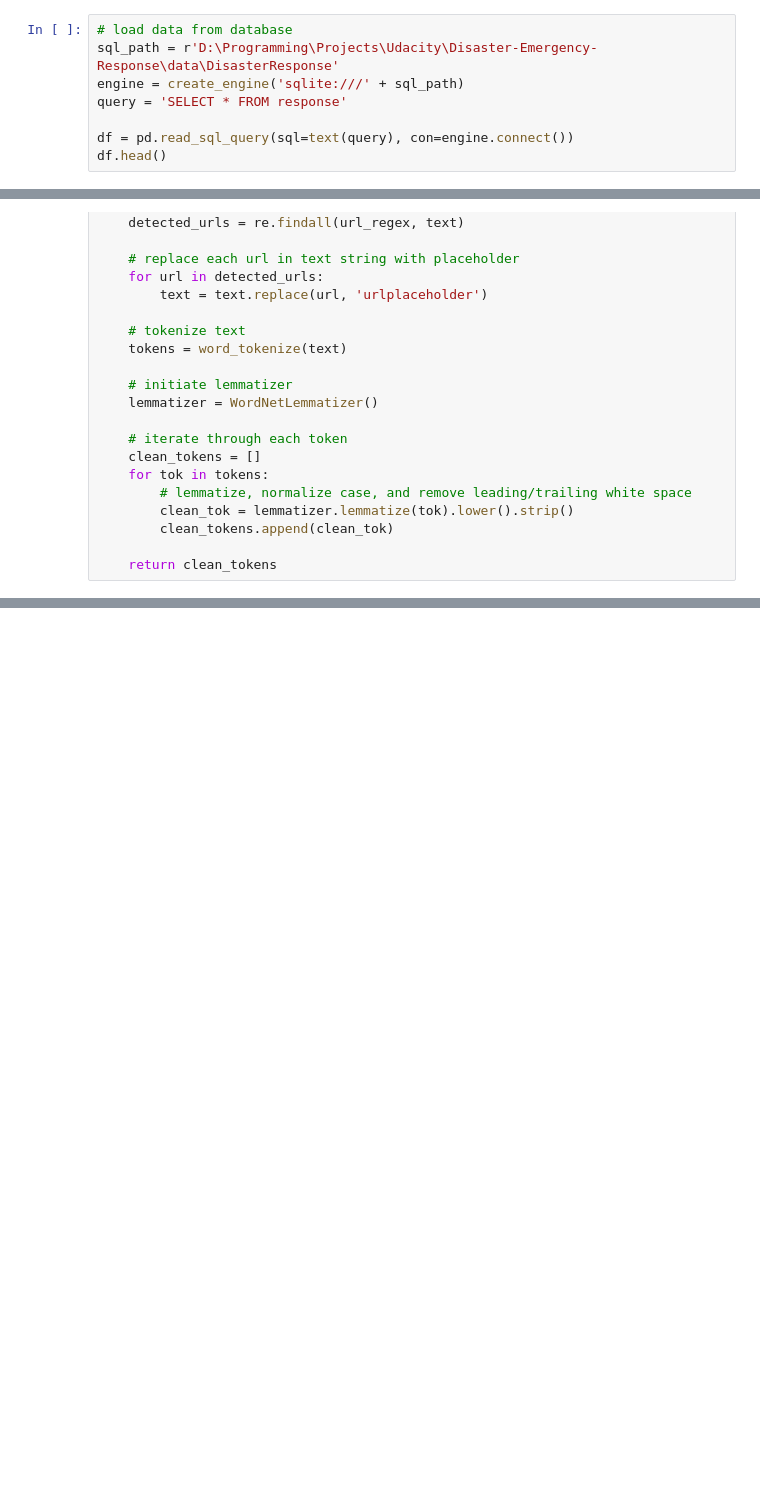
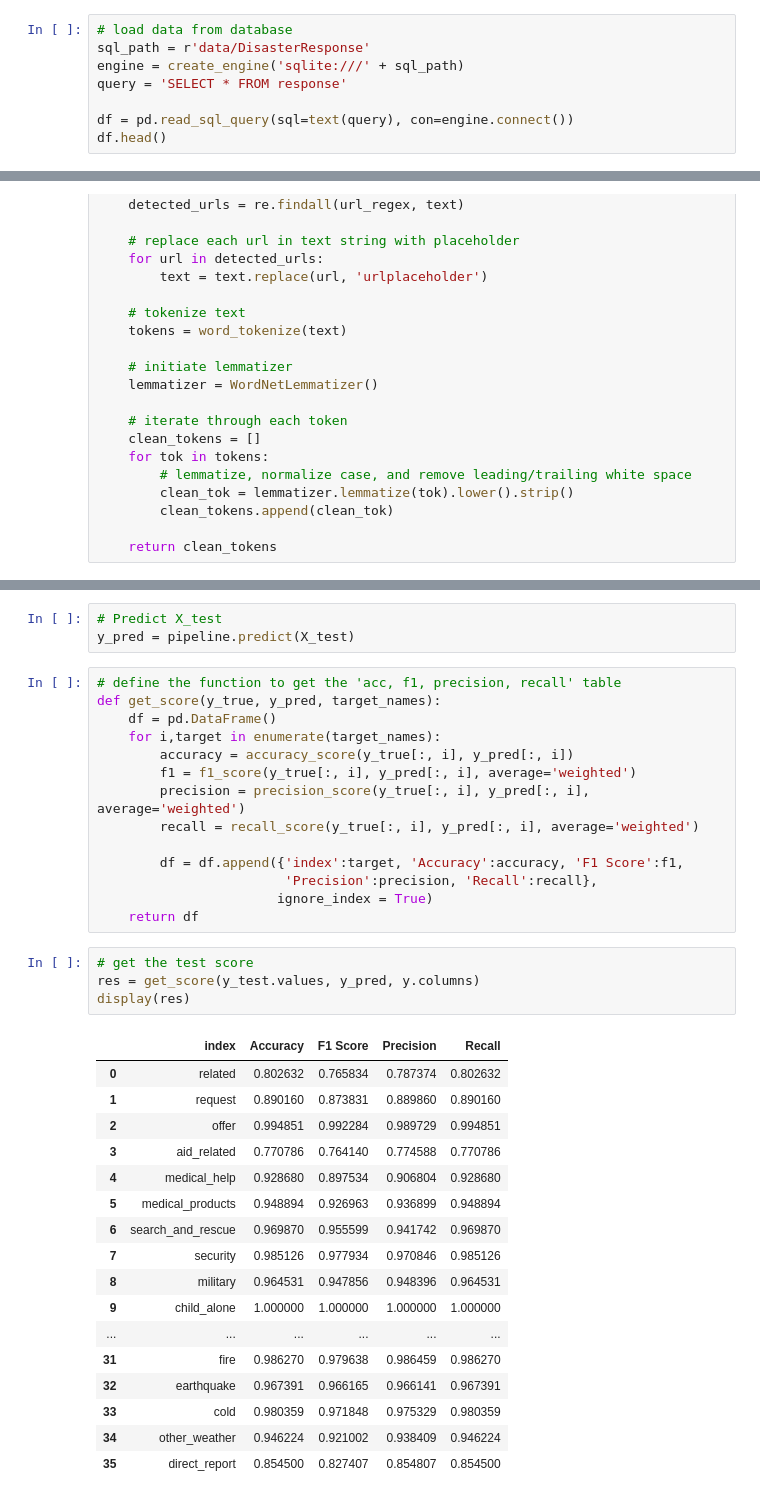
Before and after one commit to tmkhang1999/Disaster-Emergency-Response, a Jupyter notebook: models/train_classifier.ipynb, the cells around one changed output, grey strips where cells are left out. Drawn from its saved outputs; the diff is of its cells as text; blank space fills up the shorter version.

```diff
--- a/models/train_classifier.ipynb
+++ b/models/train_classifier.ipynb
@@ -32,6 +37,6 @@ from sklearn.model_selection import GridSearchCV
 # %%
 # load data from database
-sql_path = r'D:\Programming\Projects\Udacity\Disaster-Emergency-Response\data\DisasterResponse'
+sql_path = r'data/DisasterResponse'
 engine = create_engine('sqlite:///' + sql_path)
 query = 'SELECT * FROM response'
 
@@ -136,0 +106,39 @@ pickle.dump(model, open(model_filepath, "wb"))
+# %%
+# Predict X_test
+y_pred = pipeline.predict(X_test)
+# %%
+# define the function to get the 'acc, f1, precision, recall' table
+def get_score(y_true, y_pred, target_names):
+    df = pd.DataFrame()
+    for i,target in enumerate(target_names):
+        accuracy = accuracy_score(y_true[:, i], y_pred[:, i])
+        f1 = f1_score(y_true[:, i], y_pred[:, i], average='weighted')
+        precision = precision_score(y_true[:, i], y_pred[:, i], average='weighted')
+        recall = recall_score(y_true[:, i], y_pred[:, i], average='weighted')
+
+        df = df.append({'index':target, 'Accuracy':accuracy, 'F1 Score':f1,
+                        'Precision':precision, 'Recall':recall},
+                       ignore_index = True)
+    return df
+# %%
+# get the test score
+res = get_score(y_test.values, y_pred, y.columns)
+display(res)
+# %% [output]
+|  | index | Accuracy | F1 Score | Precision | Recall |
+| 0 | related | 0.802632 | 0.765834 | 0.787374 | 0.802632 |
+| 1 | request | 0.890160 | 0.873831 | 0.889860 | 0.890160 |
+| 2 | offer | 0.994851 | 0.992284 | 0.989729 | 0.994851 |
+| 3 | aid_related | 0.770786 | 0.764140 | 0.774588 | 0.770786 |
+| 4 | medical_help | 0.928680 | 0.897534 | 0.906804 | 0.928680 |
+| 5 | medical_products | 0.948894 | 0.926963 | 0.936899 | 0.948894 |
+| 6 | search_and_rescue | 0.969870 | 0.955599 | 0.941742 | 0.969870 |
+| 7 | security | 0.985126 | 0.977934 | 0.970846 | 0.985126 |
+| 8 | military | 0.964531 | 0.947856 | 0.948396 | 0.964531 |
+| 9 | child_alone | 1.000000 | 1.000000 | 1.000000 | 1.000000 |
+| ... | ... | ... | ... | ... | ... |
+| 31 | fire | 0.986270 | 0.979638 | 0.986459 | 0.986270 |
+| 32 | earthquake | 0.967391 | 0.966165 | 0.966141 | 0.967391 |
+| 33 | cold | 0.980359 | 0.971848 | 0.975329 | 0.980359 |
+| 34 | other_weather | 0.946224 | 0.921002 | 0.938409 | 0.946224 |
+| 35 | direct_report | 0.854500 | 0.827407 | 0.854807 | 0.854500 |
```
Also changed, not shown: parts of 44 cells of this notebook.
